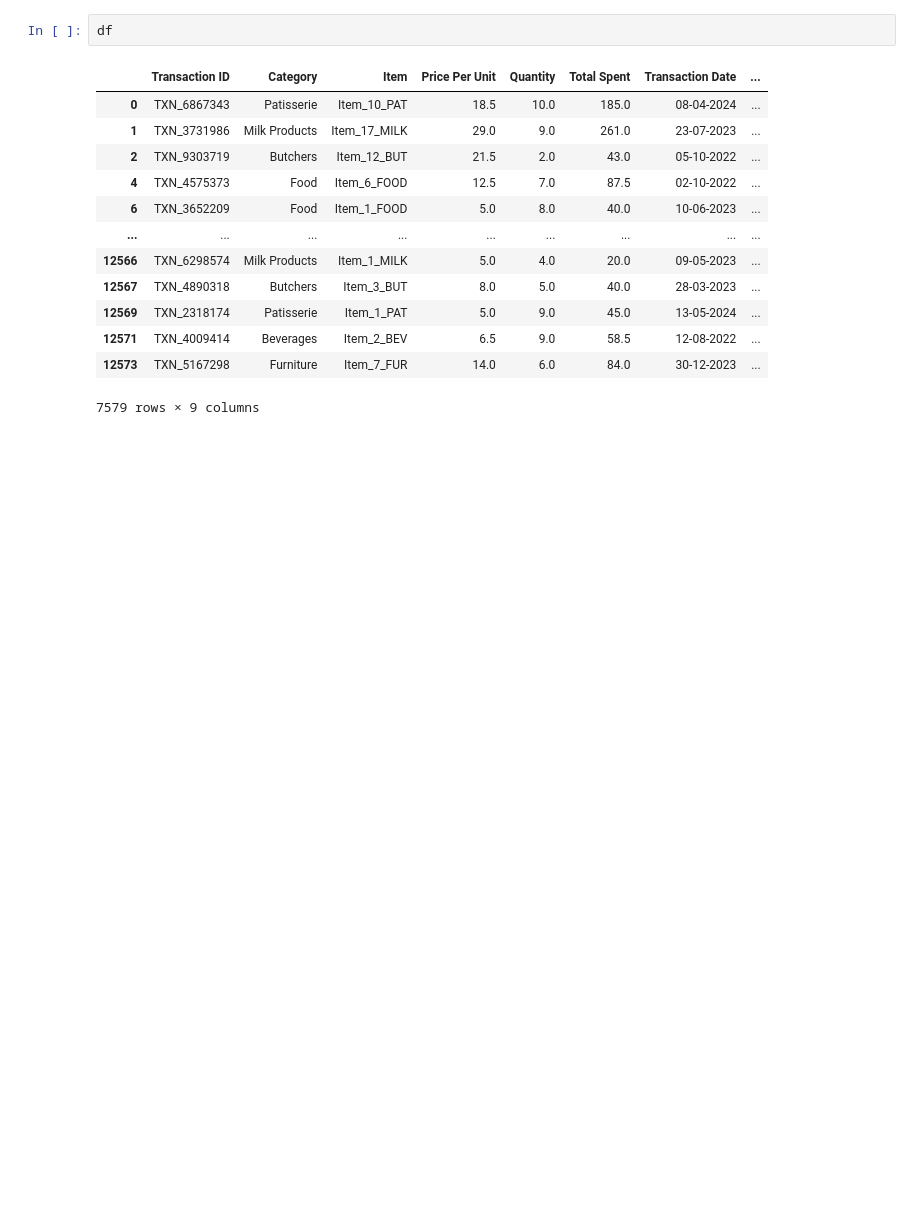
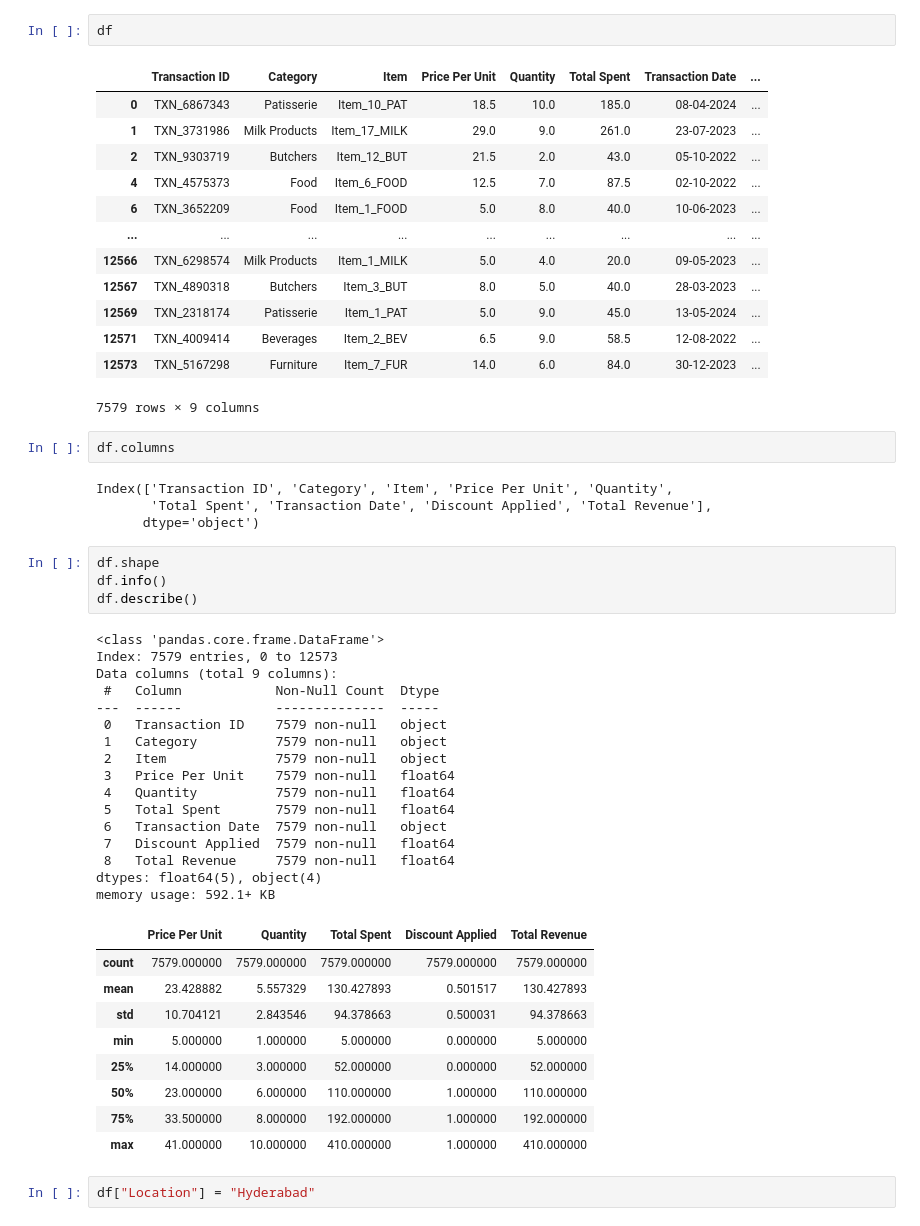
Before and after one commit to kavya-tenali2026/Internship-Retail-Store-Analysis, a Jupyter notebook: Untitled7.ipynb, the cells around one changed output. Saved outputs shown, nothing was run; the diff lists cells and outputs as text; blank space fills up the shorter version.

```diff
--- a/Untitled7.ipynb
+++ b/Untitled7.ipynb
@@ -291,3 +291,41 @@ df
 | 12571 | TXN_4009414 | Beverages | Item_2_BEV | 6.5 | 9.0 | 58.5 | 12-08-2022 | ... |
 | 12573 | TXN_5167298 | Furniture | Item_7_FUR | 14.0 | 6.0 | 84.0 | 30-12-2023 | ... |
 7579 rows × 9 columns
+# %%
+df.columns
+# %% [output]
+Index(['Transaction ID', 'Category', 'Item', 'Price Per Unit', 'Quantity',
+       'Total Spent', 'Transaction Date', 'Discount Applied', 'Total Revenue'],
+      dtype='object')
+# %%
+df.shape
+df.info()
+df.describe()
+# %% [output]
+<class 'pandas.core.frame.DataFrame'>
+Index: 7579 entries, 0 to 12573
+Data columns (total 9 columns):
+ #   Column            Non-Null Count  Dtype
+---  ------            --------------  -----
+ 0   Transaction ID    7579 non-null   object
+ 1   Category          7579 non-null   object
+ 2   Item              7579 non-null   object
+ 3   Price Per Unit    7579 non-null   float64
+ 4   Quantity          7579 non-null   float64
+ 5   Total Spent       7579 non-null   float64
+ 6   Transaction Date  7579 non-null   object
+ 7   Discount Applied  7579 non-null   float64
+ 8   Total Revenue     7579 non-null   float64
+dtypes: float64(5), object(4)
+memory usage: 592.1+ KB
+|  | Price Per Unit | Quantity | Total Spent | Discount Applied | Total Revenue |
+| count | 7579.000000 | 7579.000000 | 7579.000000 | 7579.000000 | 7579.000000 |
+| mean | 23.428882 | 5.557329 | 130.427893 | 0.501517 | 130.427893 |
+| std | 10.704121 | 2.843546 | 94.378663 | 0.500031 | 94.378663 |
+| min | 5.000000 | 1.000000 | 5.000000 | 0.000000 | 5.000000 |
+| 25% | 14.000000 | 3.000000 | 52.000000 | 0.000000 | 52.000000 |
+| 50% | 23.000000 | 6.000000 | 110.000000 | 1.000000 | 110.000000 |
+| 75% | 33.500000 | 8.000000 | 192.000000 | 1.000000 | 192.000000 |
+| max | 41.000000 | 10.000000 | 410.000000 | 1.000000 | 410.000000 |
+# %%
+df["Location"] = "Hyderabad"
```
Also changed, not shown: parts of 10 cells of this notebook.
